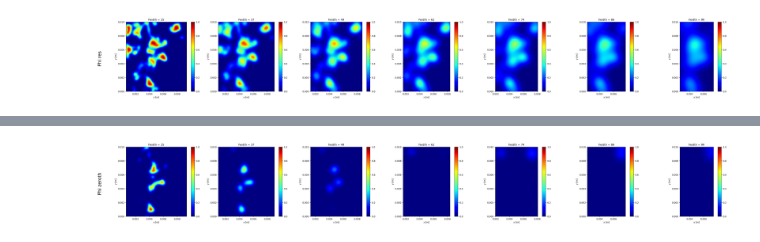
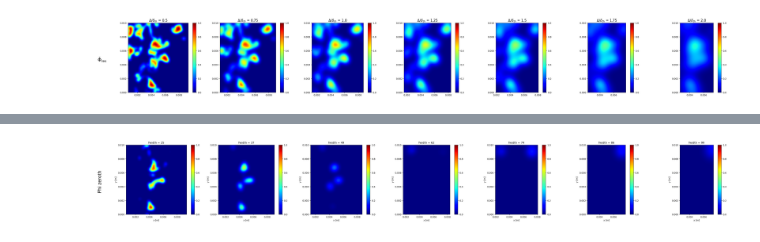
Before and after one commit to MedBox19/TAS-AE2224-I, a Jupyter notebook: mission2/Mission2.ipynb, the cells around one changed output, grey strips where cells are left out. Cells and saved outputs as stored; diff of their text form; code cells hidden in the pictures.

```diff
--- a/mission2/Mission2.ipynb
+++ b/mission2/Mission2.ipynb
@@ -42,39 +42,40 @@ for i, fwidth in enumerate(fwidth_n):
     global_min, global_max = np.min(nabla_ct), np.max(nabla_ct)
     nabla_ct = (nabla_ct-global_min)/(global_max-global_min)
 
 
     phi = phi_res(w_temp = w_bar, nabla_cT = nabla_ct)
     phi = gaus(fwidth, phi)
     phi[:fwidth,:] = 0
     phi[(384-fwidth):,:] = 0
 
 
     # Plot the data
     plt.subplot(1, 7, i + 1)
     x_slice = x[fwidth:384-fwidth]
     phi_slice = phi[fwidth:384-fwidth, :]
     mesh = plt.pcolor(x_slice, y, np.moveaxis(phi_slice, (0, 1), (1, 0)),
                       cmap='jet', vmin=0, vmax=1, shading='auto')
     plt.colorbar(mesh)
     plt.gca().set_aspect('equal', adjustable='box')
     plt.xlim(x_slice[0], x_slice[-1])
     plt.ylim(y[0], y[-1])
 
-    plt.title(f"fwidth = {fwidth}")
-    plt.xlabel("x [m]")
-    plt.ylabel("y [m]")
 
-    Phi_res.append(phi)
+
+    plt.title(f"$\\Delta / \\delta_{{th}}$ = {round(fwidth/12.5)/4}", fontsize = 15)
+
+
+    Phi_res.append(phi[fwidth:384-fwidth, :])
 
 
 plt.subplots_adjust(left=0.04, right=0.98, top=0.95, bottom=0.1, wspace=0)
 
 
-plt.figtext(0.015, 0.5, "Phi res", va='center', ha='center', rotation='vertical', fontsize=20)
+plt.figtext(0.015, 0.5, r'$\bar\Phi_{\mathrm{res}}$', va='center', ha='center', rotation='horizontal', fontsize=20)
 plt.savefig("les-data-nn-input-not-ideal.png", dpi=300)
 plt.show()
 # %% [output]
-[figure, old version]
+[figure, new version]
 # %%
 import numpy as np
 import matplotlib.pyplot as plt
```
Also changed, not shown: parts of 3 cells of this notebook, 4 other files.
